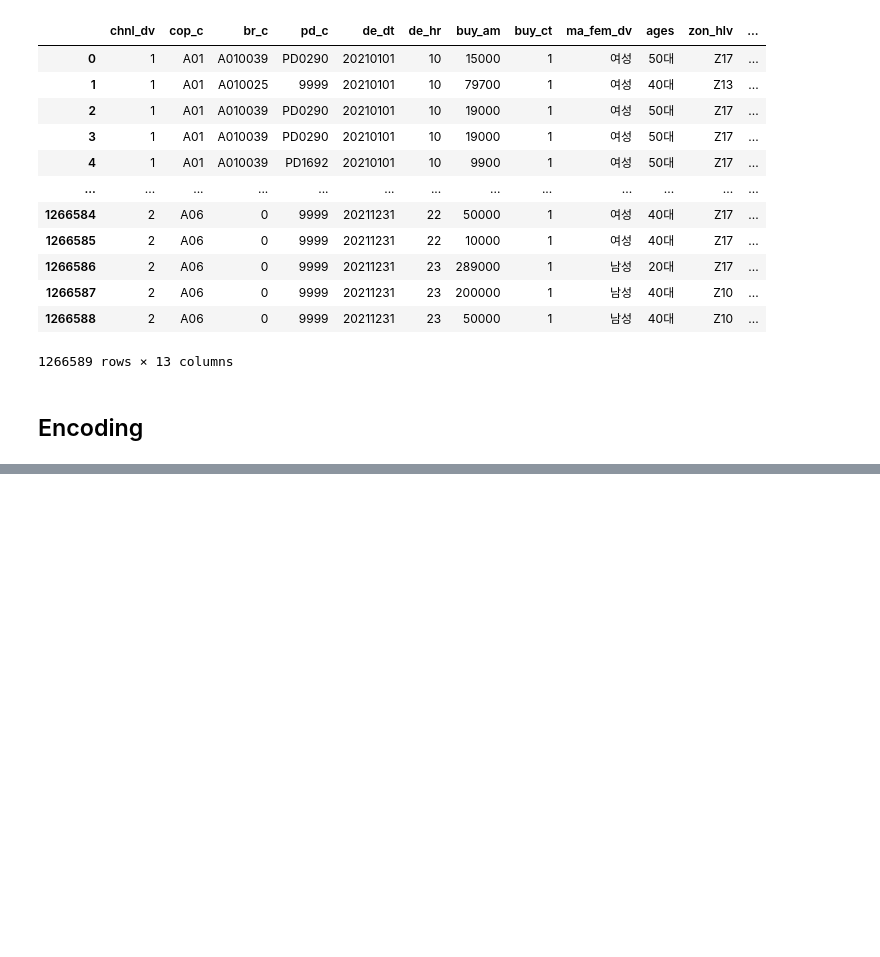
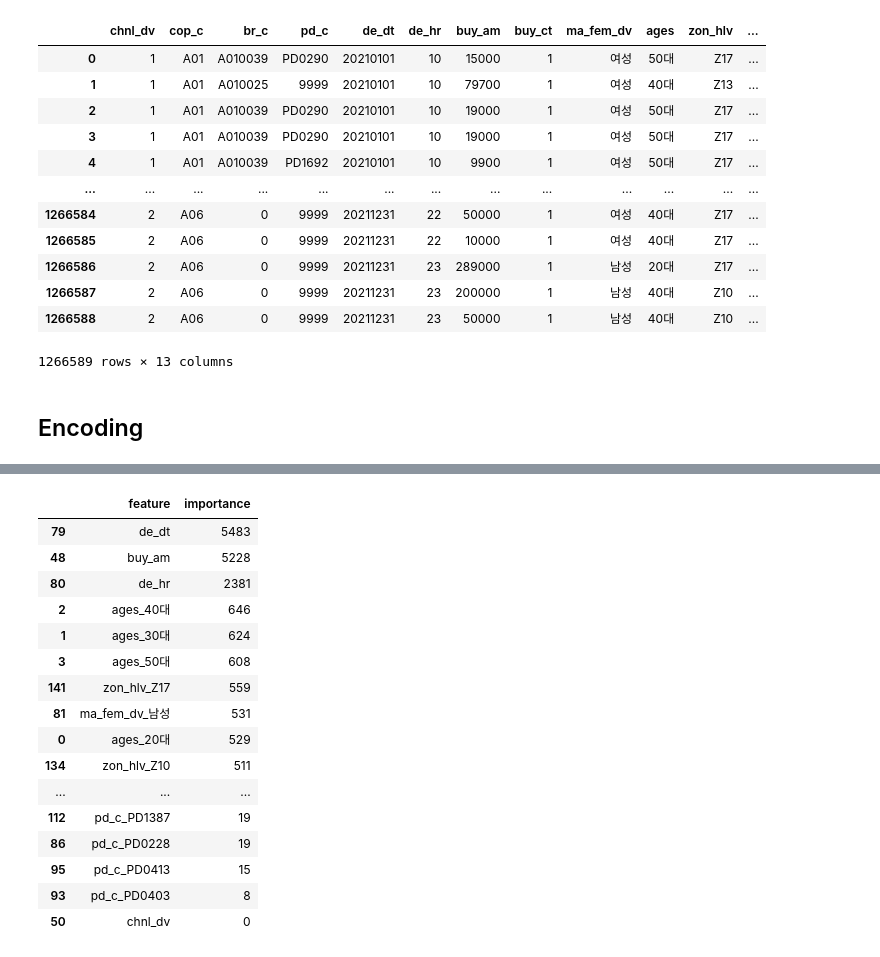
Before and after one commit to JJI-Hoon/Lpay-Data-Contest, a Jupyter notebook: Lpay_Modeling.ipynb, the cells around one changed output, grey strips where cells are left out. Saved outputs shown, nothing was run; the diff lists cells and outputs as text; code cells hidden in the pictures; blank space fills up the shorter version.

```diff
--- a/Lpay_Modeling.ipynb
+++ b/Lpay_Modeling.ipynb
@@ -98,0 +185,24 @@ print('SMOTE 적용 후 레이블 값 분포: \n', pd.Series(y_train_over).value
+# %%
+feature_importance = pd.DataFrame({
+    'feature': X_resampled.columns,
+    'importance': lgb.feature_importances_
+})
+feature_importance.sort_values(by = ['importance'], ascending = False)
+# %% [output]
+|  | feature | importance |
+| 79 | de_dt | 5483 |
+| 48 | buy_am | 5228 |
+| 80 | de_hr | 2381 |
+| 2 | ages_40대 | 646 |
+| 1 | ages_30대 | 624 |
+| 3 | ages_50대 | 608 |
+| 141 | zon_hlv_Z17 | 559 |
+| 81 | ma_fem_dv_남성 | 531 |
+| 0 | ages_20대 | 529 |
+| 134 | zon_hlv_Z10 | 511 |
+| ... | ... | ... |
+| 112 | pd_c_PD1387 | 19 |
+| 86 | pd_c_PD0228 | 19 |
+| 95 | pd_c_PD0413 | 15 |
+| 93 | pd_c_PD0403 | 8 |
+| 50 | chnl_dv | 0 |
```
Also changed, not shown: parts of 21 cells of this notebook.
